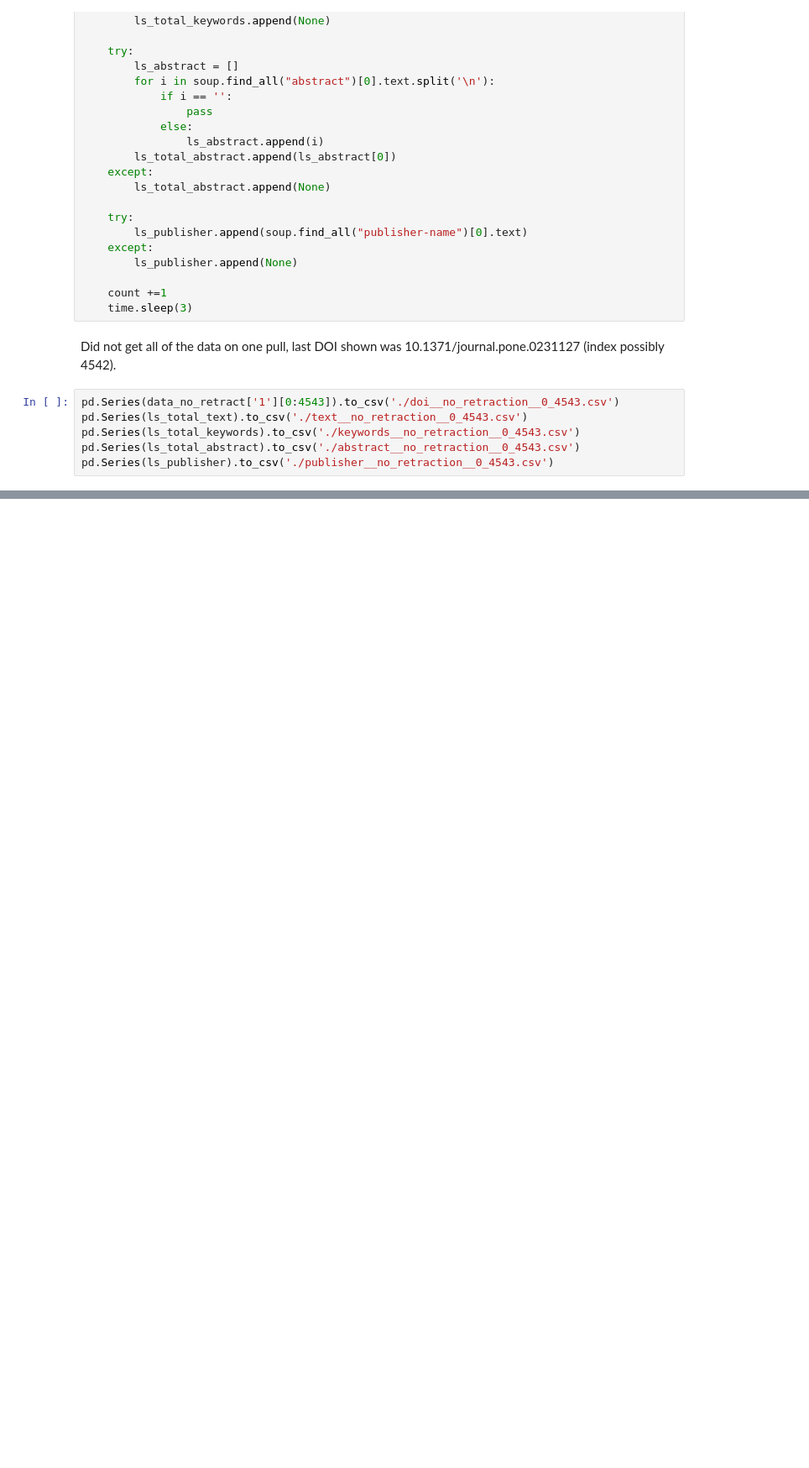
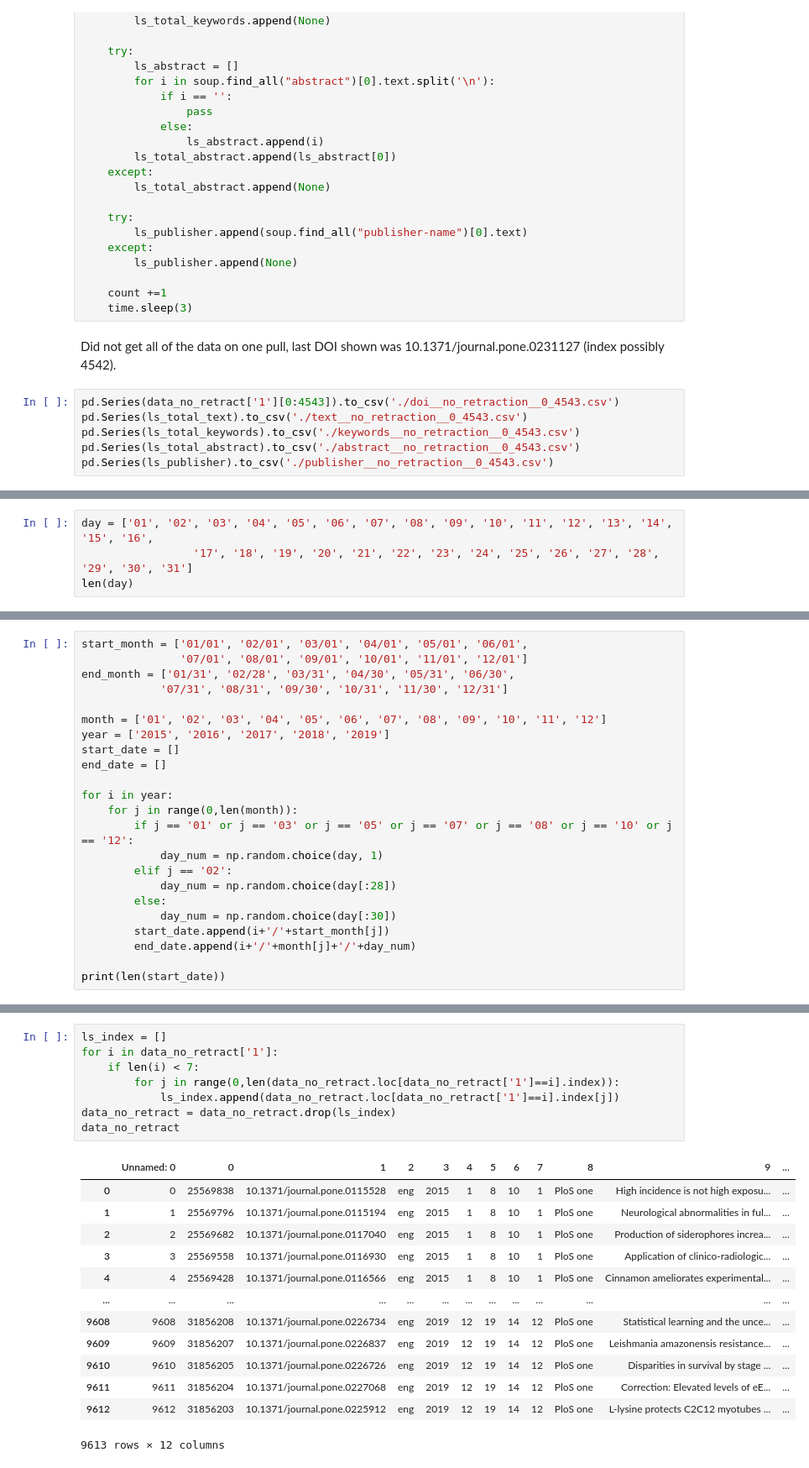
Before and after one commit to lmpack01/Research-Article-Retraction-Project, a Jupyter notebook: Data Collection.ipynb, the cells around one changed output, grey strips where cells are left out. Shown at 84% size. Cells and saved outputs as stored; diff of their text form; blank space fills up the shorter version.

```diff
--- a/Data Collection.ipynb
+++ b/Data Collection.ipynb
@@ -714,0 +717,4 @@ pd.Series(ls_publisher).to_csv('./publisher__no_retraction__0_4543.csv')
+# %%
+day = ['01', '02', '03', '04', '05', '06', '07', '08', '09', '10', '11', '12', '13', '14', '15', '16',
+                 '17', '18', '19', '20', '21', '22', '23', '24', '25', '26', '27', '28', '29', '30', '31']
+len(day)
@@ -714,0 +753,23 @@ pd.Series(ls_publisher).to_csv('./publisher__no_retraction__0_4543.csv')
+# %%
+start_month = ['01/01', '02/01', '03/01', '04/01', '05/01', '06/01',
+               '07/01', '08/01', '09/01', '10/01', '11/01', '12/01']
+end_month = ['01/31', '02/28', '03/31', '04/30', '05/31', '06/30',
+            '07/31', '08/31', '09/30', '10/31', '11/30', '12/31']
+
+month = ['01', '02', '03', '04', '05', '06', '07', '08', '09', '10', '11', '12']
+year = ['2015', '2016', '2017', '2018', '2019']
+start_date = []
+end_date = []
+
+for i in year:
+    for j in range(0,len(month)):
+        if j == '01' or j == '03' or j == '05' or j == '07' or j == '08' or j == '10' or j == '12':
+            day_num = np.random.choice(day, 1)
+        elif j == '02':
+            day_num = np.random.choice(day[:28])
+        else:
+            day_num = np.random.choice(day[:30])
+        start_date.append(i+'/'+start_month[j])
+        end_date.append(i+'/'+month[j]+'/'+day_num)
+
+print(len(start_date))
@@ -714,0 +1005,22 @@ pd.Series(ls_publisher).to_csv('./publisher__no_retraction__0_4543.csv')
+# %%
+ls_index = []
+for i in data_no_retract['1']:
+    if len(i) < 7:
+        for j in range(0,len(data_no_retract.loc[data_no_retract['1']==i].index)):
+            ls_index.append(data_no_retract.loc[data_no_retract['1']==i].index[j])
+data_no_retract = data_no_retract.drop(ls_index)
+data_no_retract
+# %% [output]
+|  | Unnamed: 0 | 0 | 1 | 2 | 3 | 4 | 5 | 6 | 7 | 8 | 9 | ... |
+| 0 | 0 | 25569838 | 10.1371/journal.pone.0115528 | eng | 2015 | 1 | 8 | 10 | 1 | PloS one | High incidence is not high exposu... | ... |
+| 1 | 1 | 25569796 | 10.1371/journal.pone.0115194 | eng | 2015 | 1 | 8 | 10 | 1 | PloS one | Neurological abnormalities in ful... | ... |
+| 2 | 2 | 25569682 | 10.1371/journal.pone.0117040 | eng | 2015 | 1 | 8 | 10 | 1 | PloS one | Production of siderophores increa... | ... |
+| 3 | 3 | 25569558 | 10.1371/journal.pone.0116930 | eng | 2015 | 1 | 8 | 10 | 1 | PloS one | Application of clinico-radiologic... | ... |
+| 4 | 4 | 25569428 | 10.1371/journal.pone.0116566 | eng | 2015 | 1 | 8 | 10 | 1 | PloS one | Cinnamon ameliorates experimental... | ... |
+| ... | ... | ... | ... | ... | ... | ... | ... | ... | ... | ... | ... | ... |
+| 9608 | 9608 | 31856208 | 10.1371/journal.pone.0226734 | eng | 2019 | 12 | 19 | 14 | 12 | PloS one | Statistical learning and the unce... | ... |
+| 9609 | 9609 | 31856207 | 10.1371/journal.pone.0226837 | eng | 2019 | 12 | 19 | 14 | 12 | PloS one | Leishmania amazonensis resistance... | ... |
+| 9610 | 9610 | 31856205 | 10.1371/journal.pone.0226726 | eng | 2019 | 12 | 19 | 14 | 12 | PloS one | Disparities in survival by stage ... | ... |
+| 9611 | 9611 | 31856204 | 10.1371/journal.pone.0227068 | eng | 2019 | 12 | 19 | 14 | 12 | PloS one | Correction: Elevated levels of eE... | ... |
+| 9612 | 9612 | 31856203 | 10.1371/journal.pone.0225912 | eng | 2019 | 12 | 19 | 14 | 12 | PloS one | L-lysine protects C2C12 myotubes ... | ... |
+9613 rows × 12 columns
```
Also changed, not shown: parts of 27 cells of this notebook, 6 other files.
